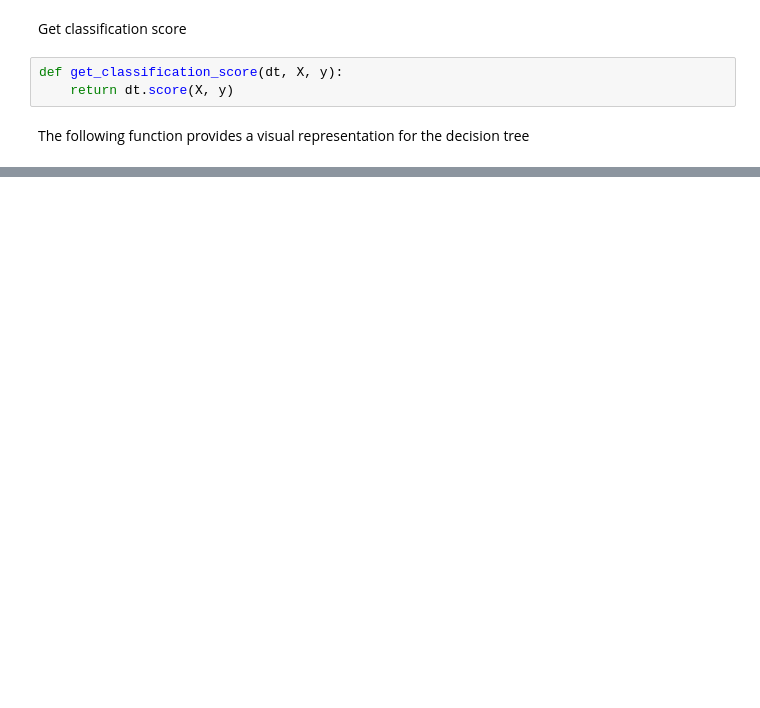
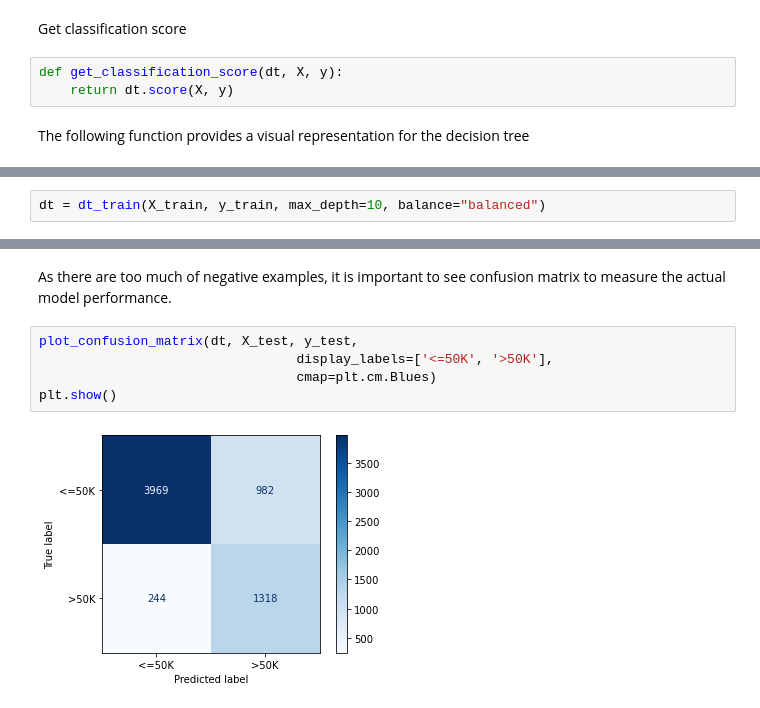
Before and after one commit to prasannspv/Machine-Learning-Notebooks, a Jupyter notebook: Assignment 1/Decision Trees.ipynb, the cells around one changed output, grey strips where cells are left out. Cells and saved outputs as stored; diff of their text form; blank space fills up the shorter version.

```diff
--- a/Assignment 1/Decision Trees.ipynb
+++ b/Assignment 1/Decision Trees.ipynb
@@ -65,0 +131,2 @@ The data is related with direct marketing campaigns (phone calls) of a Portugues
+# %%
+dt = dt_train(X_train, y_train, max_depth=10, balance="balanced")
@@ -65,0 +139,9 @@ The data is related with direct marketing campaigns (phone calls) of a Portugues
+# %% [markdown]
+As there are too much of negative examples, it is important to see confusion matrix to measure the actual model performance.
+# %%
+plot_confusion_matrix(dt, X_test, y_test,
+                                 display_labels=['<=50K', '>50K'],
+                                 cmap=plt.cm.Blues)
+plt.show()
+# %% [output]
+[figure, added]
```
Also changed, not shown: parts of 25 cells of this notebook, 2 other files.
